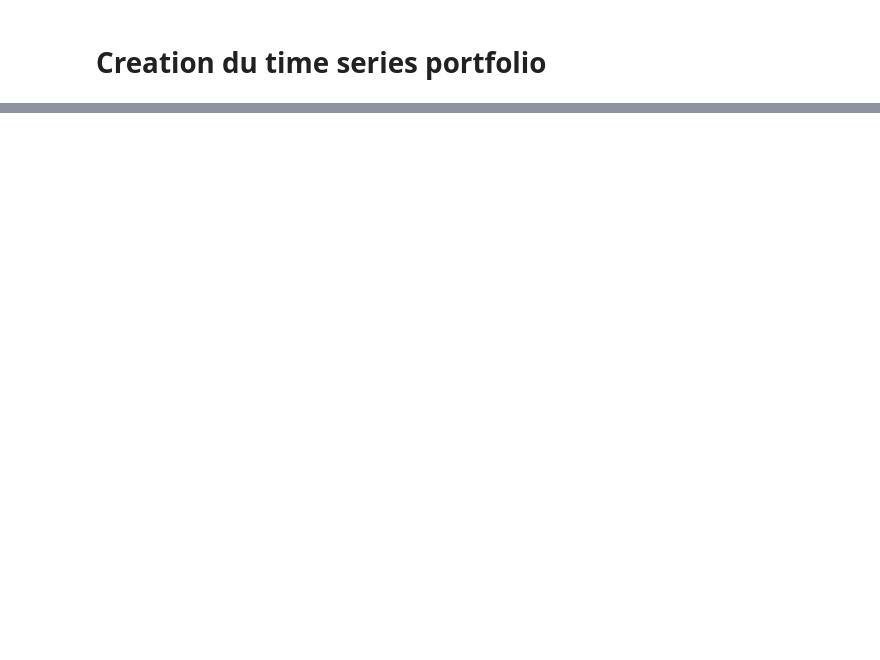
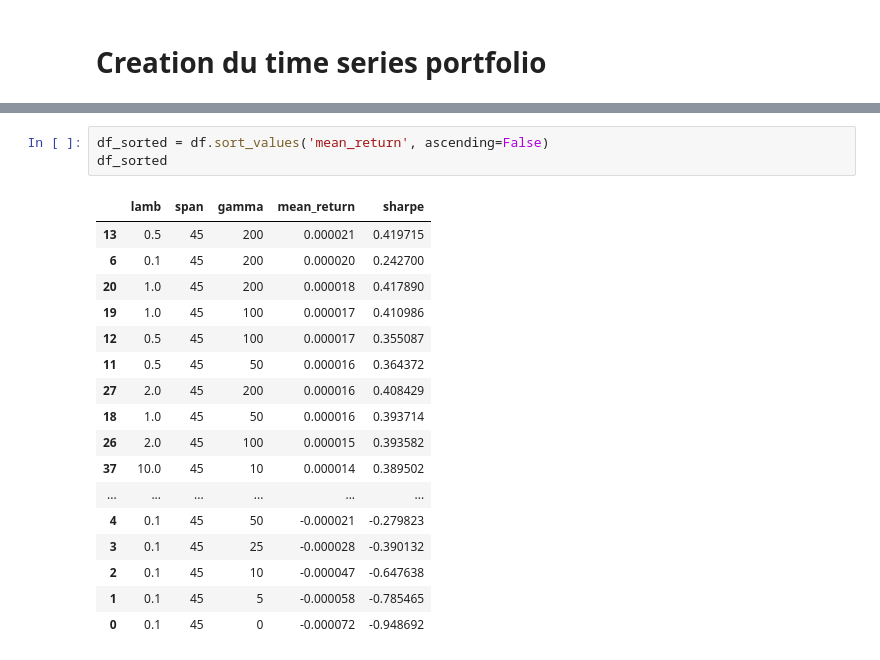
Before and after one commit to pradosth0/Markowitz_based_portfolio_allocation, a Jupyter notebook: pf_bond.ipynb, the cells around one changed output, grey strips where cells are left out. Saved outputs shown, nothing was run; the diff lists cells and outputs as text; blank space fills up the shorter version.

```diff
--- a/pf_bond.ipynb
+++ b/pf_bond.ipynb
@@ -1543,0 +1645,21 @@ Tout a marché !!
+# %%
+df_sorted = df.sort_values('mean_return', ascending=False)
+df_sorted
+# %% [output]
+|  | lamb | span | gamma | mean_return | sharpe |
+| 13 | 0.5 | 45 | 200 | 0.000021 | 0.419715 |
+| 6 | 0.1 | 45 | 200 | 0.000020 | 0.242700 |
+| 20 | 1.0 | 45 | 200 | 0.000018 | 0.417890 |
+| 19 | 1.0 | 45 | 100 | 0.000017 | 0.410986 |
+| 12 | 0.5 | 45 | 100 | 0.000017 | 0.355087 |
+| 11 | 0.5 | 45 | 50 | 0.000016 | 0.364372 |
+| 27 | 2.0 | 45 | 200 | 0.000016 | 0.408429 |
+| 18 | 1.0 | 45 | 50 | 0.000016 | 0.393714 |
+| 26 | 2.0 | 45 | 100 | 0.000015 | 0.393582 |
+| 37 | 10.0 | 45 | 10 | 0.000014 | 0.389502 |
+| ... | ... | ... | ... | ... | ... |
+| 4 | 0.1 | 45 | 50 | -0.000021 | -0.279823 |
+| 3 | 0.1 | 45 | 25 | -0.000028 | -0.390132 |
+| 2 | 0.1 | 45 | 10 | -0.000047 | -0.647638 |
+| 1 | 0.1 | 45 | 5 | -0.000058 | -0.785465 |
+| 0 | 0.1 | 45 | 0 | -0.000072 | -0.948692 |
```
Also changed, not shown: parts of 14 cells of this notebook.
